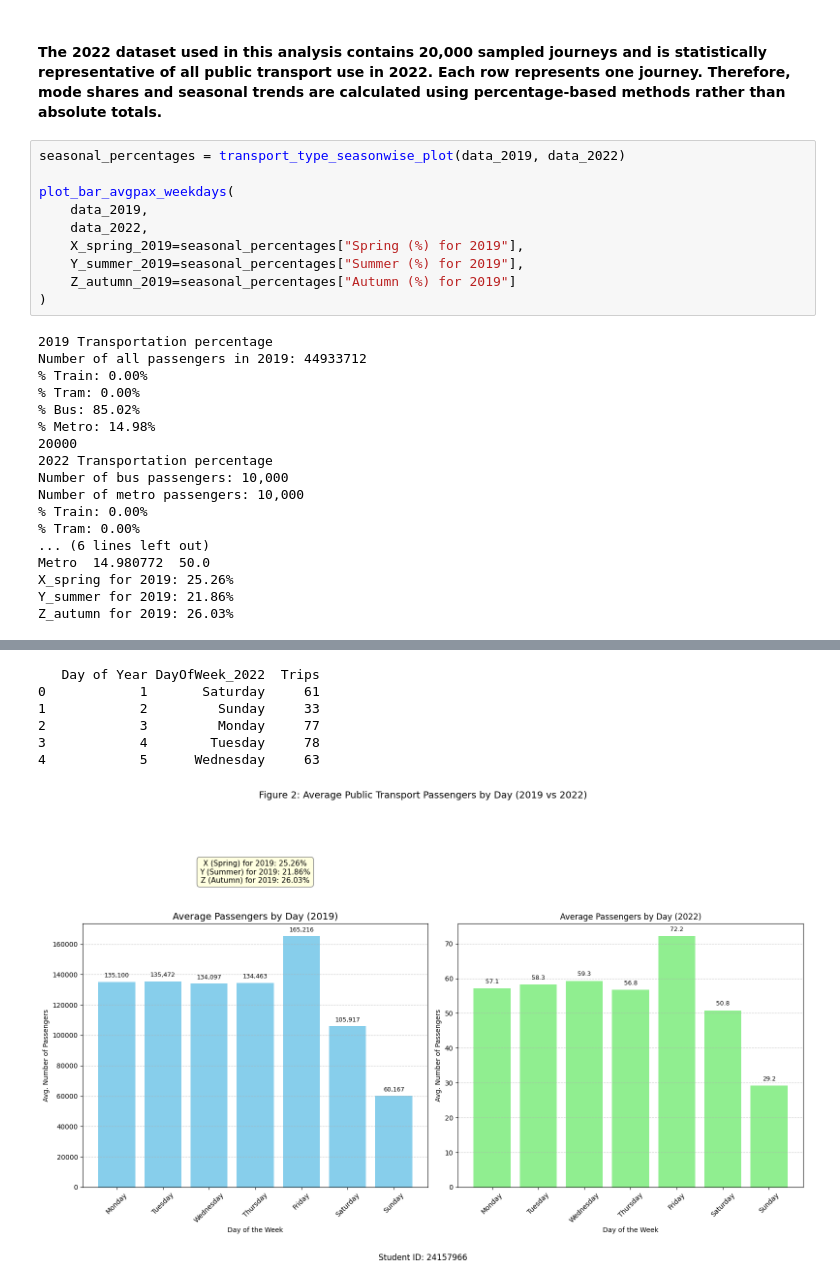
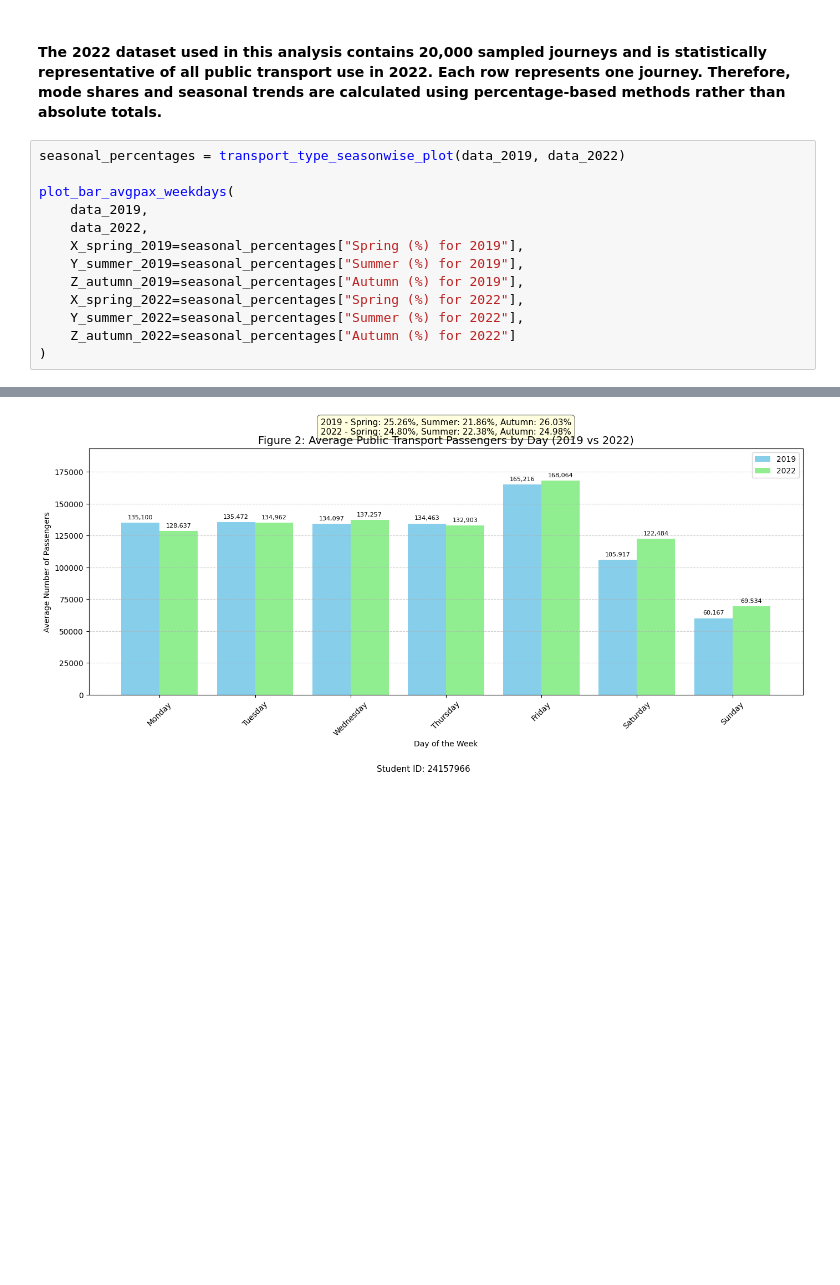
Before and after one commit to Dikshyant15/24157966_Small_Project, a Jupyter notebook: expirement.ipynb, the cells around one changed output, grey strips where cells are left out. Saved outputs shown, nothing was run; the diff lists cells and outputs as text; blank space fills up the shorter version.

```diff
--- a/expirement.ipynb
+++ b/expirement.ipynb
@@ -573,36 +606,16 @@ def transport_type_seasonwise_plot(data_2019, data_2022):
 # %%
 seasonal_percentages = transport_type_seasonwise_plot(data_2019, data_2022)
 
 plot_bar_avgpax_weekdays(
     data_2019,
     data_2022,
     X_spring_2019=seasonal_percentages["Spring (%) for 2019"],
     Y_summer_2019=seasonal_percentages["Summer (%) for 2019"],
-    Z_autumn_2019=seasonal_percentages["Autumn (%) for 2019"]
+    Z_autumn_2019=seasonal_percentages["Autumn (%) for 2019"],
+    X_spring_2022=seasonal_percentages["Spring (%) for 2022"],
+    Y_summer_2022=seasonal_percentages["Summer (%) for 2022"],
+    Z_autumn_2022=seasonal_percentages["Autumn (%) for 2022"]
 )
 # %% [output]
-2019 Transportation percentage
-Number of all passengers in 2019: 44933712
-% Train: 0.00%
-% Tram: 0.00%
-% Bus: 85.02%
-% Metro: 14.98%
-20000
-2022 Transportation percentage
-Number of bus passengers: 10,000
-Number of metro passengers: 10,000
-% Train: 0.00%
-% Tram: 0.00%
-... (6 lines left out)
-Metro  14.980772  50.0
-X_spring for 2019: 25.26%
-Y_summer for 2019: 21.86%
-Z_autumn for 2019: 26.03%
 [figure]
-   Day of Year DayOfWeek_2022  Trips
-0            1       Saturday     61
-1            2         Sunday     33
-2            3         Monday     77
-3            4        Tuesday     78
-4            5      Wednesday     63
-[figure, old version]
+[figure, new version]
```
Also changed, not shown: parts of 7 cells of this notebook.
